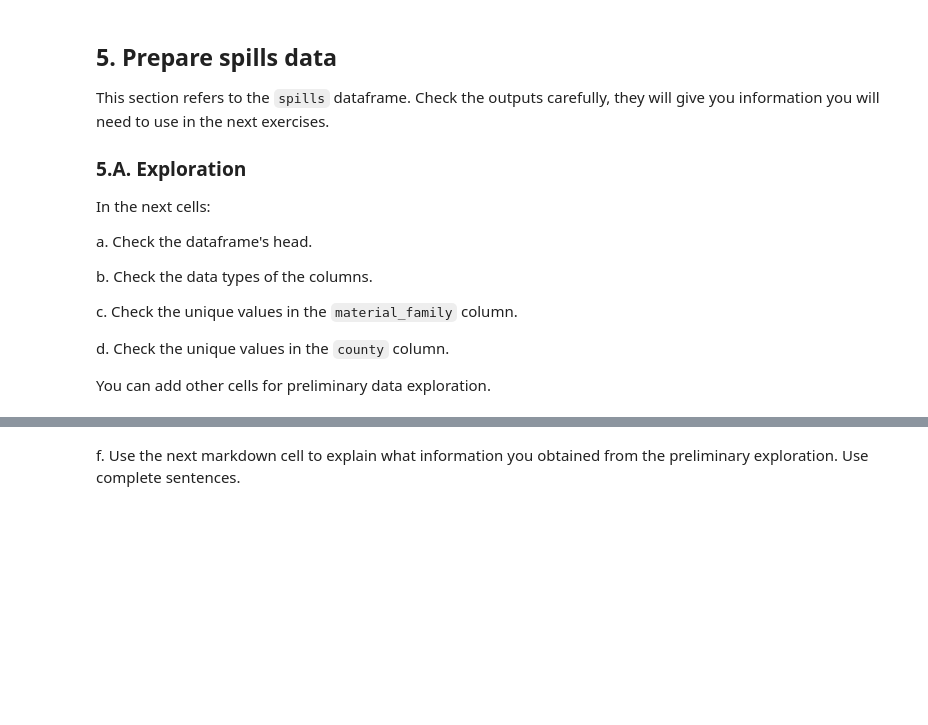
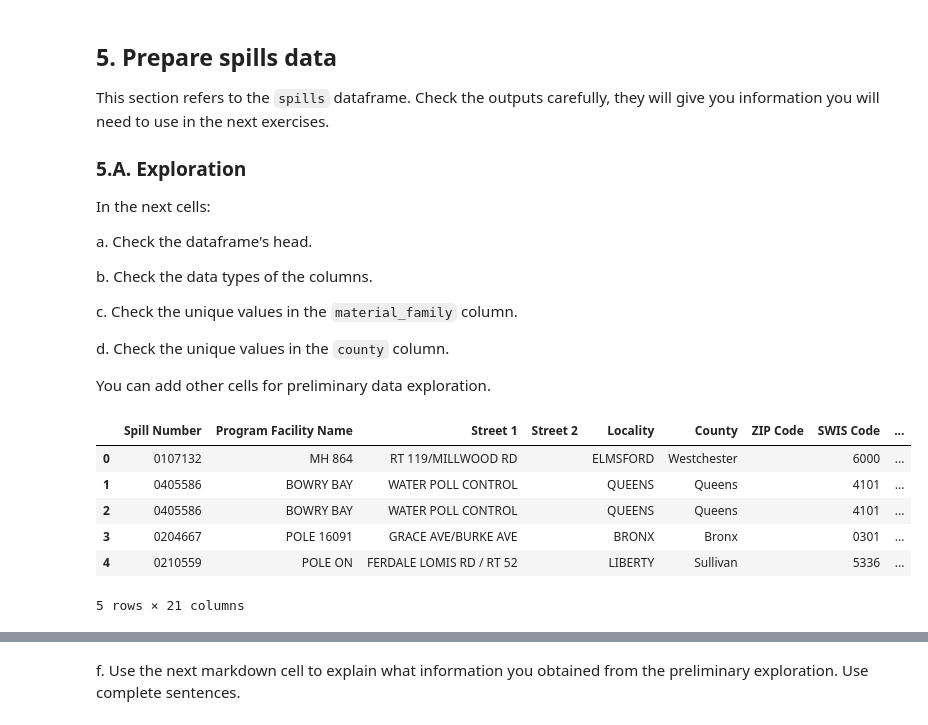
Before and after one commit to jordancsibley/eds220-hwk3, a Jupyter notebook: hwk3-task2-oil-spills.ipynb, the cells around one changed output, grey strips where cells are left out. Cells and saved outputs as stored; diff of their text form; code cells hidden in the pictures; blank space fills up the shorter version.

```diff
--- a/hwk3-task2-oil-spills.ipynb
+++ b/hwk3-task2-oil-spills.ipynb
@@ -118,0 +108,12 @@ You can add other cells for preliminary data exploration.
+# %%
+# a.
+# View head of the `spills` data frame
+spills.head()
+# %% [output]
+|  | Spill Number | Program Facility Name | Street 1 | Street 2 | Locality | County | ZIP Code | SWIS Code | ... |
+| 0 | 0107132 | MH 864 | RT 119/MILLWOOD RD |  | ELMSFORD | Westchester |  | 6000 | ... |
+| 1 | 0405586 | BOWRY BAY | WATER POLL CONTROL |  | QUEENS | Queens |  | 4101 | ... |
+| 2 | 0405586 | BOWRY BAY | WATER POLL CONTROL |  | QUEENS | Queens |  | 4101 | ... |
+| 3 | 0204667 | POLE 16091 | GRACE AVE/BURKE AVE |  | BRONX | Bronx |  | 0301 | ... |
+| 4 | 0210559 | POLE ON | FERDALE LOMIS RD / RT 52 |  | LIBERTY | Sullivan |  | 5336 | ... |
+5 rows × 21 columns
```
Also changed, not shown: parts of 10 cells of this notebook.
